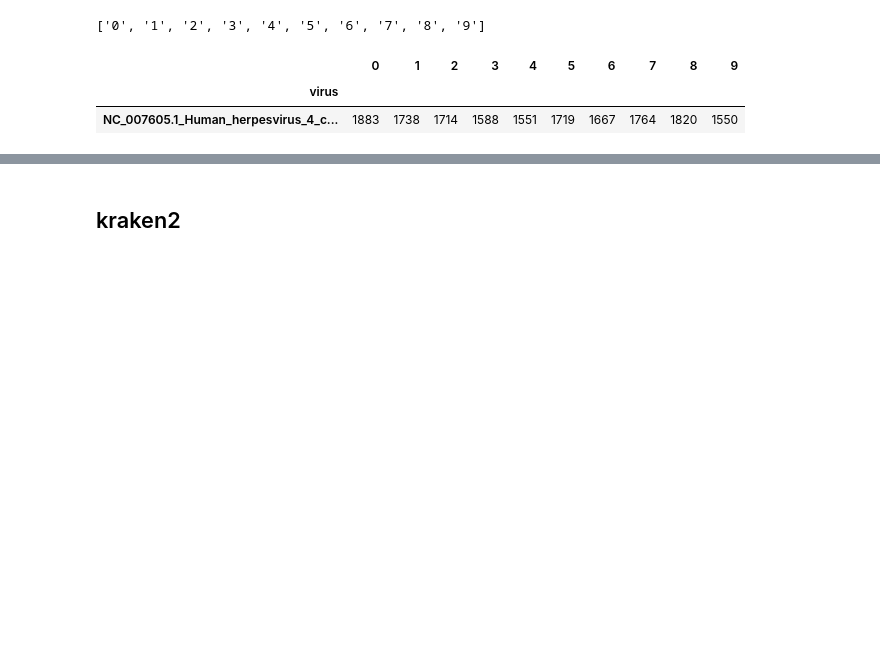
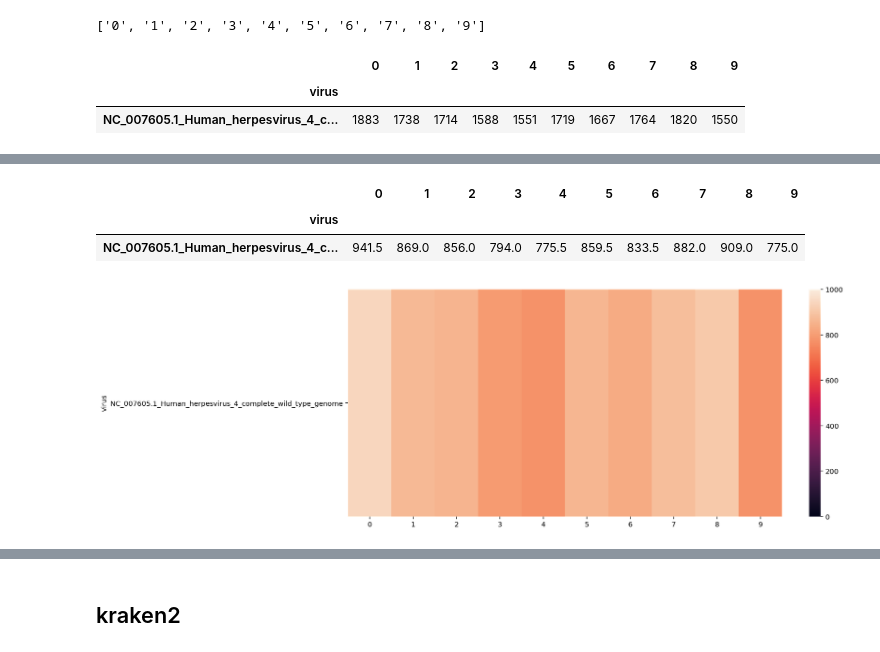
Before and after one commit to yyoshiaki/VIRTUS_Manuscript, a Jupyter notebook: EB_PNAS/benchmark/benchmark.ipynb, the cells around one changed output, grey strips where cells are left out. Saved outputs shown, nothing was run; the diff lists cells and outputs as text; code cells hidden in the pictures; blank space fills up the shorter version.

```diff
--- a/EB_PNAS/benchmark/benchmark.ipynb
+++ b/EB_PNAS/benchmark/benchmark.ipynb
@@ -52,0 +86,18 @@ plt.savefig('VIRTUS_heatmap.pdf', bbox_inches='tight')
+# %%
+for i,s in enumerate(list_samples):
+    d = pd.read_csv('subsample_{}/virus.smv.tsv'.format(s), sep='\t')
+    d.columns = ['virus', s, 'rate']
+    d = d[['virus', s]]
+
+    if i == 0:
+        df_virtus = d.copy()
+    else:
+        df_virtus = pd.merge(df_virtus, d, how="outer")
+
+df_virtus = df_virtus.fillna(0)
+
+df_virtus.index = df_virtus.virus
+# df_virtect = df_virtect.drop('virus')
+df_virtus = df_virtus.drop(columns=['virus'])
+df_virtus = df_virtus.sort_values(by='0', ascending=False)
+df_virtus.head()
@@ -52,0 +110,13 @@ plt.savefig('VIRTUS_heatmap.pdf', bbox_inches='tight')
+# %%
+df_virtus.loc[df_virtus.max(axis=1) > 400]
+# %% [output]
+|  | 0 | 1 | 2 | 3 | 4 | 5 | 6 | 7 | 8 | 9 |
+| virus |  |  |  |  |  |  |  |  |  |  |
+| NC_007605.1_Human_herpesvirus_4_c... | 941.5 | 869.0 | 856.0 | 794.0 | 775.5 | 859.5 | 833.5 | 882.0 | 909.0 | 775.0 |
+# %%
+plt.figure(figsize=(14,6))
+sns.heatmap(df_virtus.loc[df_virtus.max(axis=1) > 400], vmin=0, vmax=1000, annot=False)
+plt.yticks(rotation=0)
+plt.savefig('smv_heatmap.pdf', bbox_inches='tight')
+# %% [output]
+[figure, added]
```
Also changed, not shown: parts of 24 cells of this notebook, 12 other files.
